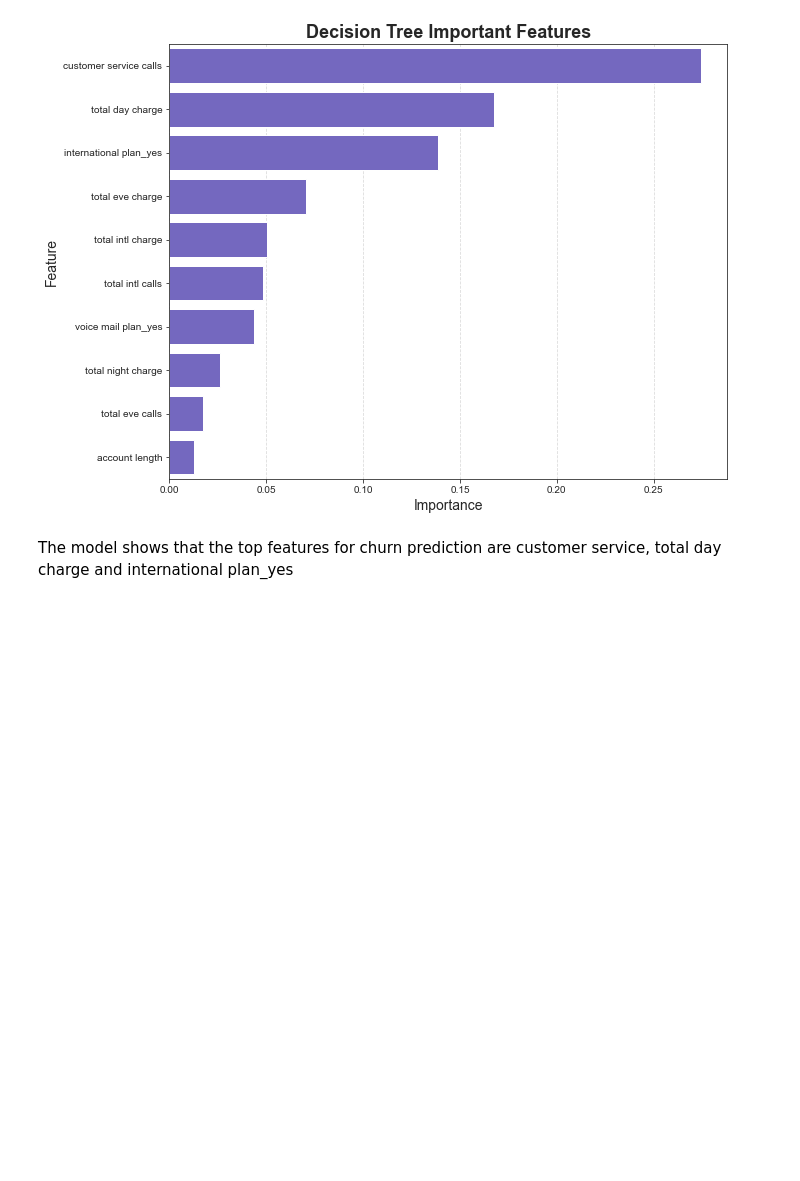
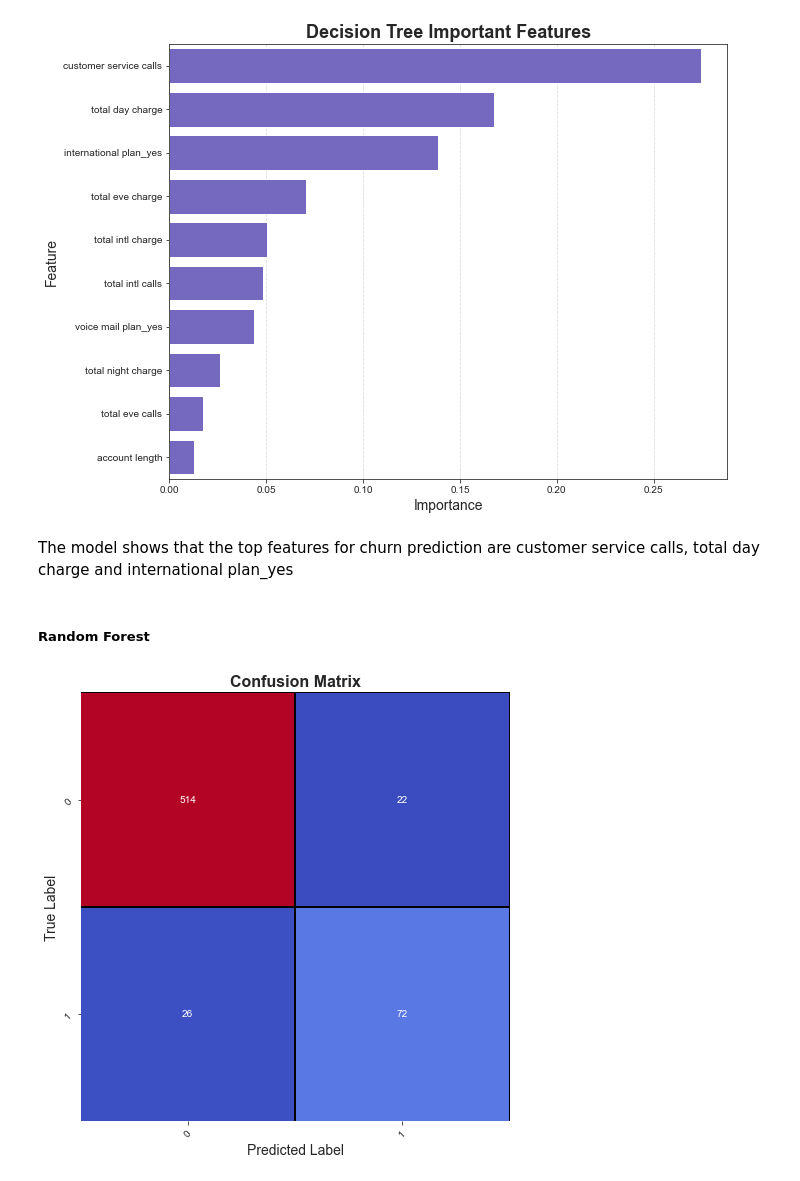
Before and after one commit to ANGI3MAINA/SyriaTel-Customer-Churn-Prediction, a Jupyter notebook: code.ipynb, the cells around one changed output. Saved outputs shown, nothing was run; the diff lists cells and outputs as text; code cells hidden in the pictures; blank space fills up the shorter version.

```diff
--- a/code.ipynb
+++ b/code.ipynb
@@ -843,4 +843,20 @@ plot_top_feature_importances(decision_tree_model, feature_names=X_train.columns,
 # %% [output]
 [figure]
 # %% [markdown]
-The model shows that the top features for churn prediction are customer service, total day charge and international plan_yes
+The model shows that the top features for churn prediction are customer service calls, total day charge and international plan_yes
+# %% [markdown]
+##### Random Forest
+# %%
+# Initialize the Random Forest classifier with a fixed random state for reproducibility
+Random_Forest_model = RandomForestClassifier(random_state=42)
+
+# Fit the model on the resampled training data
+Random_Forest_model.fit (X_train_resampled,y_train_resampled )
+
+# Predict on the test data
+y_pred_rf = Random_Forest_model.predict(X_test)
+
+# Plot the confusion matrix for the Decision Tree model predictions
+plot_confusion_matrix(y_test, y_pred_rf, class_labels=[0, 1])
+# %% [output]
+[figure, added]
```
Also changed, not shown: parts of 12 cells of this notebook.
